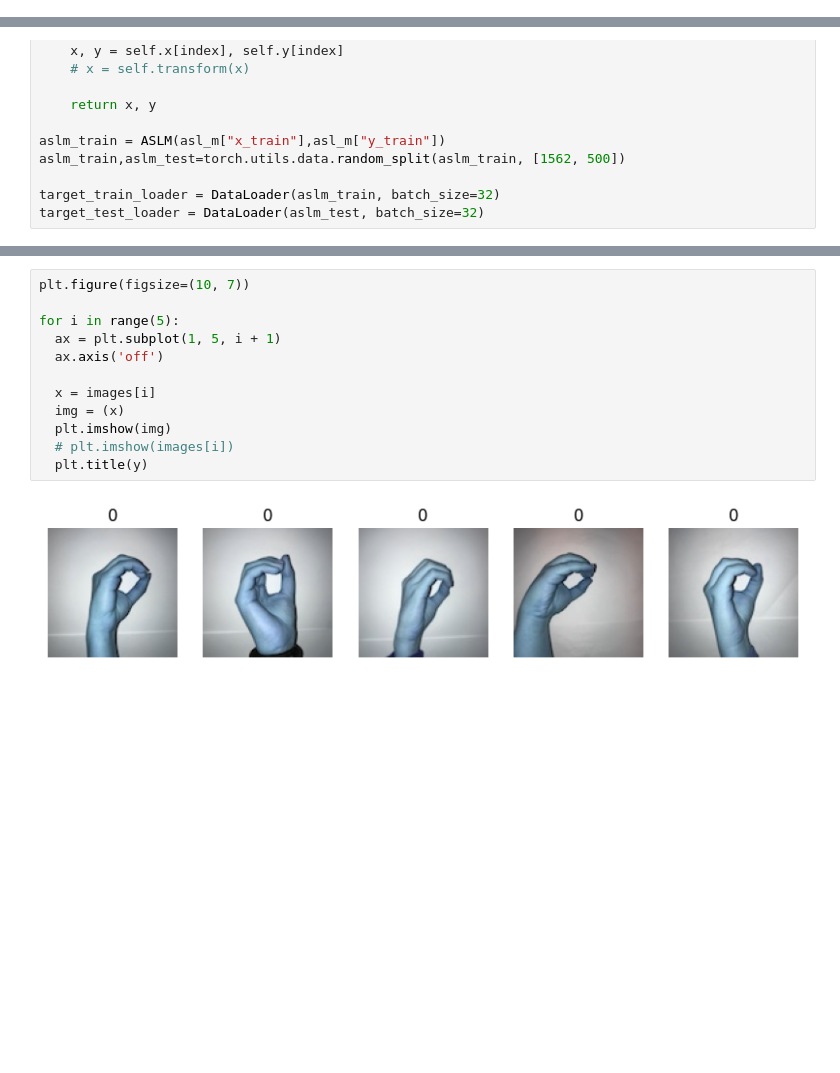
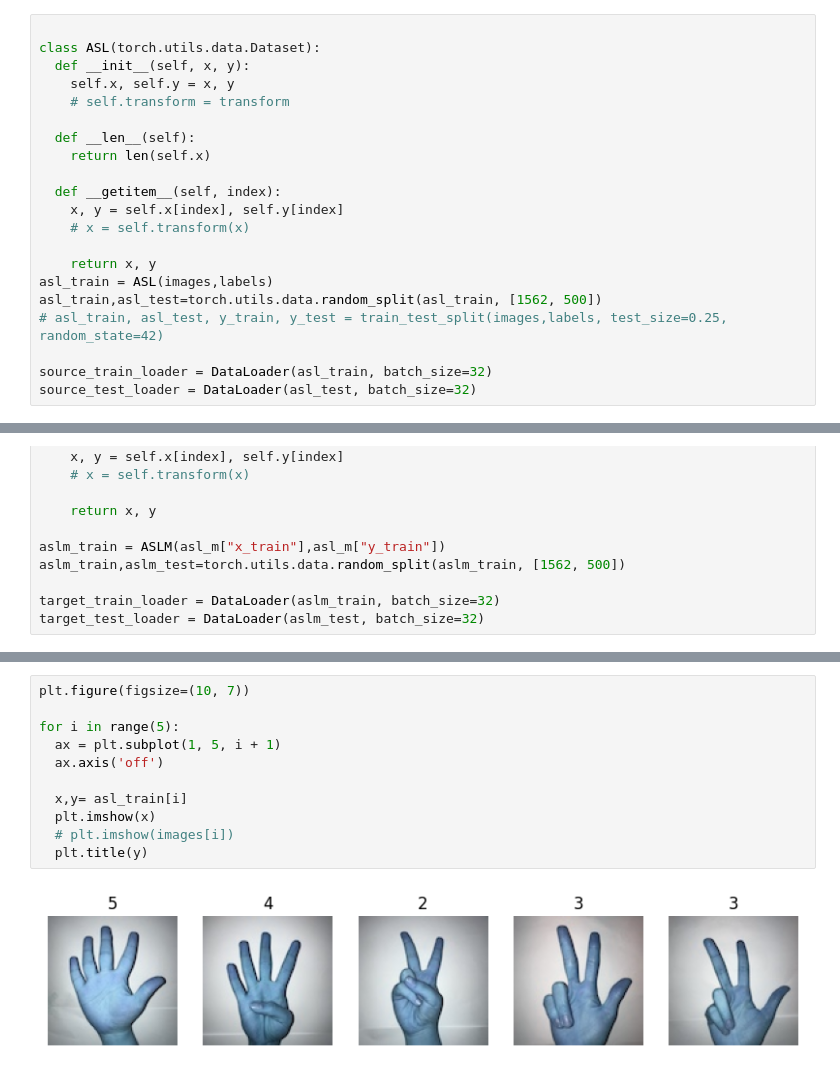
Before and after one commit to kratiagrawal100/SMAI_Team_30, a Jupyter notebook: ASL_Experiment.ipynb, the cells around one changed output, grey strips where cells are left out. Drawn from its saved outputs; the diff is of its cells as text; blank space fills up the shorter version.

Commit message:
source and target dataloader

```diff
--- a/ASL_Experiment.ipynb
+++ b/ASL_Experiment.ipynb
@@ -192,3 +195,24 @@ Done!
+# %%
+
+class ASL(torch.utils.data.Dataset):
+  def __init__(self, x, y):
+    self.x, self.y = x, y
+    # self.transform = transform
+
+  def __len__(self):
+    return len(self.x)
+
+  def __getitem__(self, index):
+    x, y = self.x[index], self.y[index]
+    # x = self.transform(x)
+
+    return x, y
+asl_train = ASL(images,labels)
+asl_train,asl_test=torch.utils.data.random_split(asl_train, [1562, 500])
+# asl_train, asl_test, y_train, y_test = train_test_split(images,labels, test_size=0.25, random_state=42)
+
+source_train_loader = DataLoader(asl_train, batch_size=32)
+source_test_loader = DataLoader(asl_test, batch_size=32)
 # %%
 with open('ASL.pkl', 'rb') as f:
   asl_m = pickle.load(f)
@@ -228,14 +252,13 @@ for i in range(5):
 # %%
 plt.figure(figsize=(10, 7))
 
 for i in range(5):
   ax = plt.subplot(1, 5, i + 1)
   ax.axis('off')
 
-  x = images[i]
-  img = (x)
-  plt.imshow(img)
+  x,y= asl_train[i]
+  plt.imshow(x)
   # plt.imshow(images[i])
   plt.title(y)
 # %% [output]
-[figure, old version]
+[figure, new version]
```
Also changed, not shown: parts of 2 cells of this notebook.
